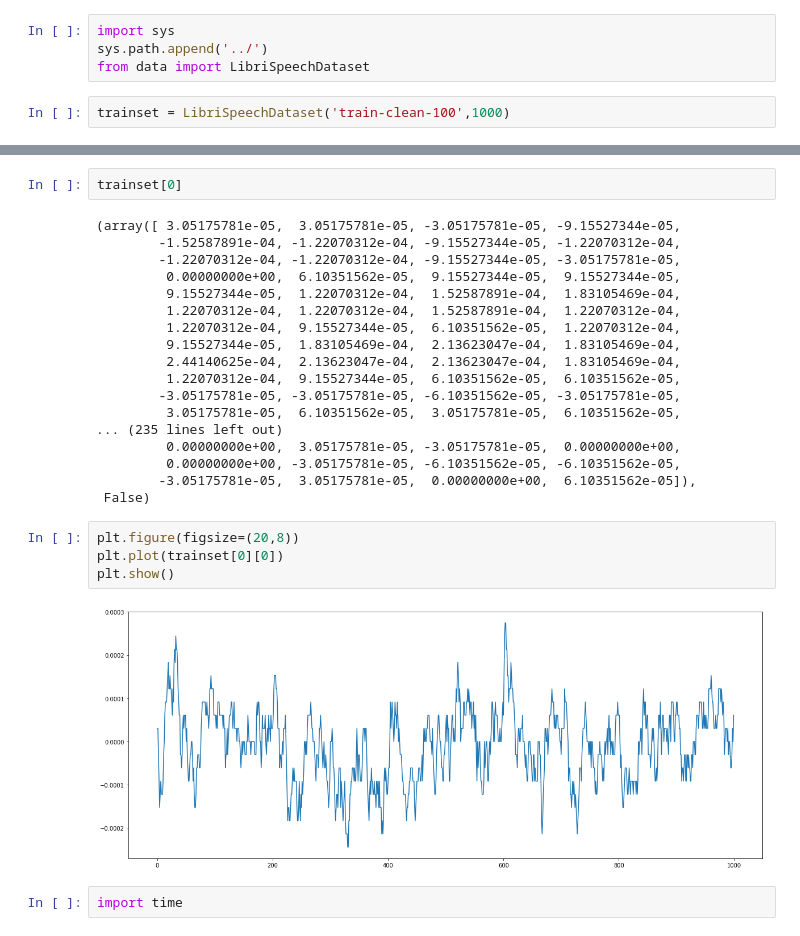
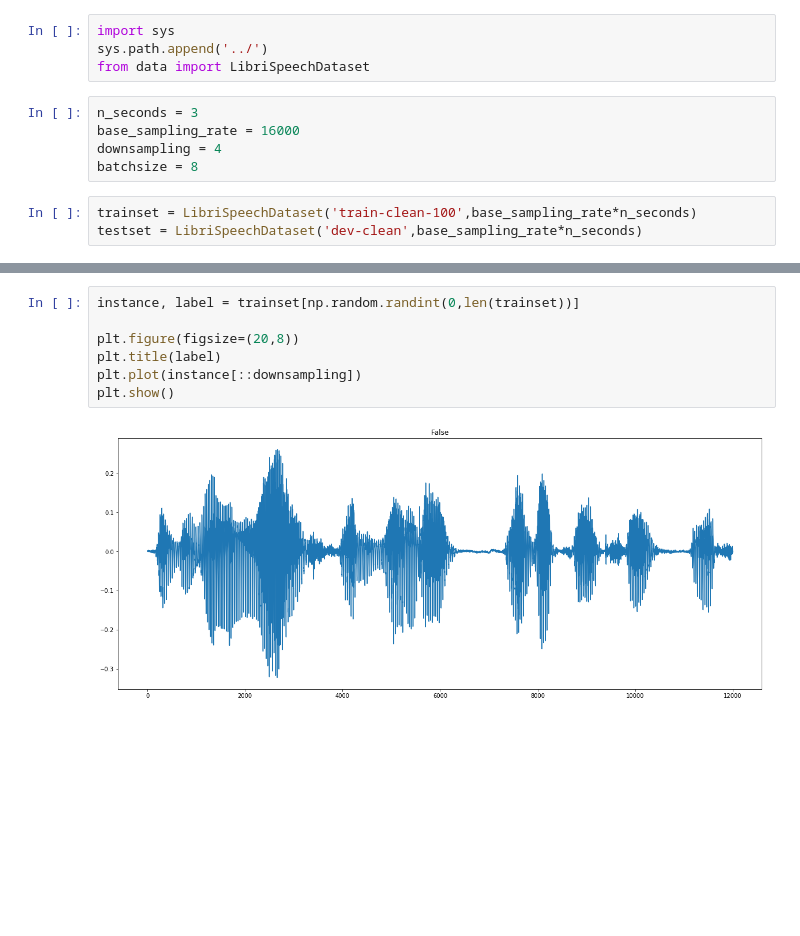
Before and after one commit to oscarknagg/raw-audio-gender-classification, a Jupyter notebook: dev/first_model.ipynb, the cells around one changed output, grey strips where cells are left out. Saved outputs shown, nothing was run; the diff lists cells and outputs as text; blank space fills up the shorter version.

```diff
--- a/dev/first_model.ipynb
+++ b/dev/first_model.ipynb
@@ -11,5 +14,11 @@ import torch.optim as optim
 import sys
 sys.path.append('../')
 from data import LibriSpeechDataset
+# %%
+n_seconds = 3
+base_sampling_rate = 16000
+downsampling = 4
+batchsize = 8
 # %%
-trainset = LibriSpeechDataset('train-clean-100',1000)
+trainset = LibriSpeechDataset('train-clean-100',base_sampling_rate*n_seconds)
+testset = LibriSpeechDataset('dev-clean',base_sampling_rate*n_seconds)
@@ -16,28 +30,9 @@ trainset = LibriSpeechDataset('train-clean-100',1000)
-# %%
-trainset[0]
-# %% [output]
-(array([ 3.05175781e-05,  3.05175781e-05, -3.05175781e-05, -9.15527344e-05,
-        -1.52587891e-04, -1.22070312e-04, -9.15527344e-05, -1.22070312e-04,
-        -1.22070312e-04, -1.22070312e-04, -9.15527344e-05, -3.05175781e-05,
-         0.00000000e+00,  6.10351562e-05,  9.15527344e-05,  9.15527344e-05,
-         9.15527344e-05,  1.22070312e-04,  1.52587891e-04,  1.83105469e-04,
-         1.22070312e-04,  1.22070312e-04,  1.52587891e-04,  1.22070312e-04,
-         1.22070312e-04,  9.15527344e-05,  6.10351562e-05,  1.22070312e-04,
-         9.15527344e-05,  1.83105469e-04,  2.13623047e-04,  1.83105469e-04,
-         2.44140625e-04,  2.13623047e-04,  2.13623047e-04,  1.83105469e-04,
-         1.22070312e-04,  9.15527344e-05,  6.10351562e-05,  6.10351562e-05,
-        -3.05175781e-05, -3.05175781e-05, -6.10351562e-05, -3.05175781e-05,
-         3.05175781e-05,  6.10351562e-05,  3.05175781e-05,  6.10351562e-05,
-... (235 lines left out)
-         0.00000000e+00,  3.05175781e-05, -3.05175781e-05,  0.00000000e+00,
-         0.00000000e+00, -3.05175781e-05, -6.10351562e-05, -6.10351562e-05,
-        -3.05175781e-05,  3.05175781e-05,  0.00000000e+00,  6.10351562e-05]),
- False)
 # %%
+instance, label = trainset[np.random.randint(0,len(trainset))]
+
 plt.figure(figsize=(20,8))
-plt.plot(trainset[0][0])
+plt.title(label)
+plt.plot(instance[::downsampling])
 plt.show()
 # %% [output]
-[figure, old version]
+[figure, new version]
-# %%
-import time
```
Also changed, not shown: parts of 19 cells of this notebook, 1 other file.
